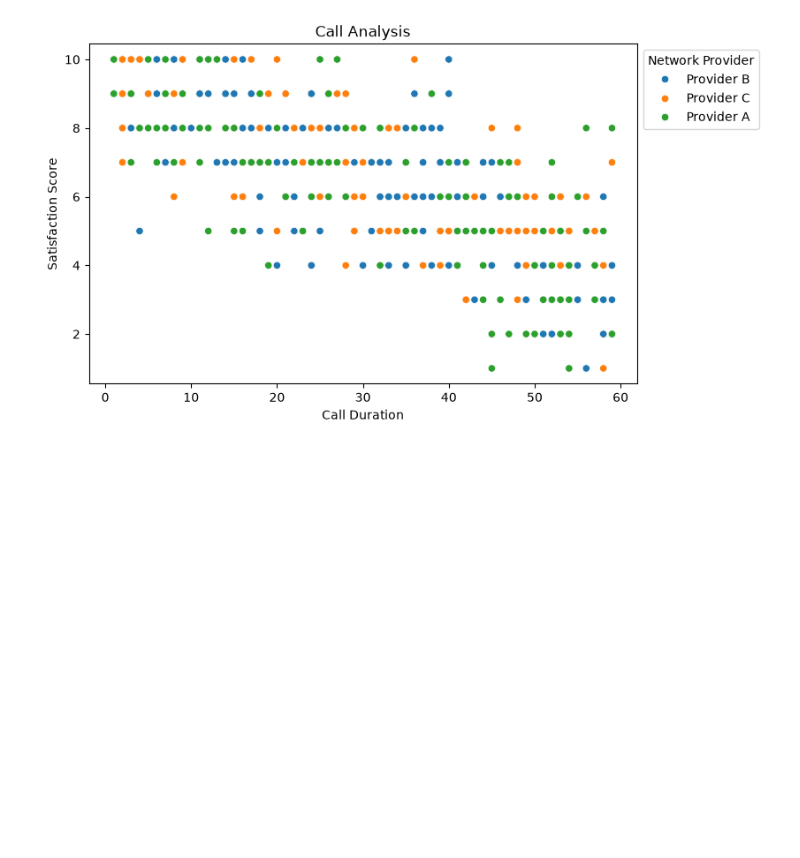
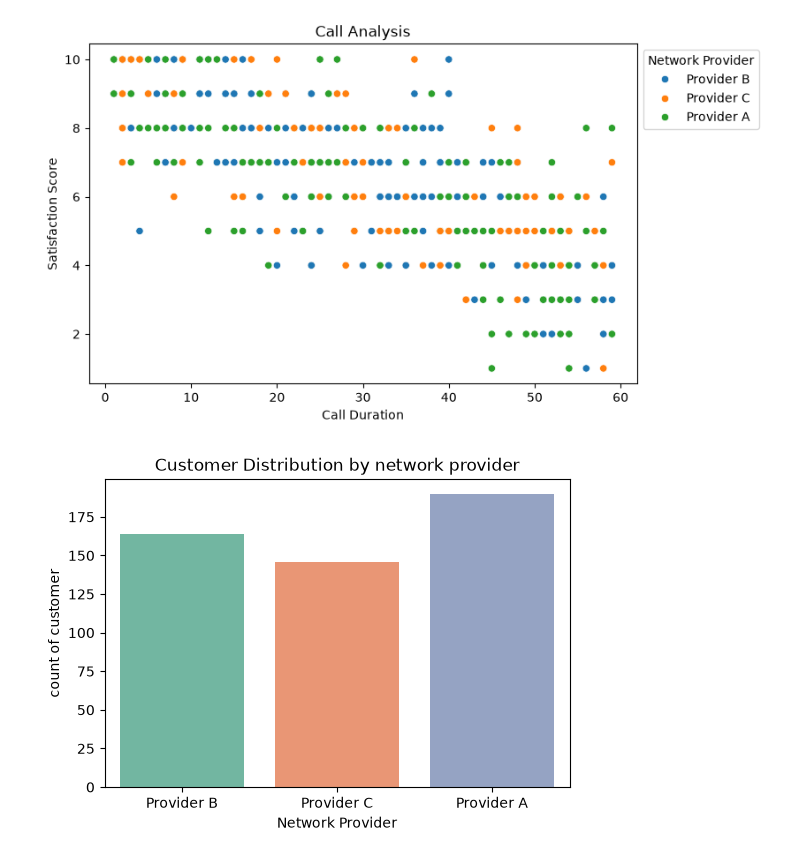
Before and after one commit to TanmayOke/PYTHON-FINAL-BOSS, a Jupyter notebook: seaborne/Untitled.ipynb, the cells around one changed output. Drawn from its saved outputs; the diff is of its cells as text; code cells hidden in the pictures; blank space fills up the shorter version.

Commit message:
Data Visualisation

```diff
--- a/seaborne/Untitled.ipynb
+++ b/seaborne/Untitled.ipynb
@@ -27,3 +27,12 @@ plt.title("Call Analysis")
 plt.show()
 # %% [output]
 [figure]
+# %%
+plt.figure(figsize=(6,4))
+sns.countplot(data=df,x="Network_Provider",hue="Network_Provider",palette="Set2")
+plt.title("Customer Distribution by network provider")
+plt.xlabel("Network Provider")
+plt.ylabel("count of customer")
+plt.show()
+# %% [output]
+[figure, added]
```
Also changed, not shown: parts of 6 cells of this notebook, 4 other files.
